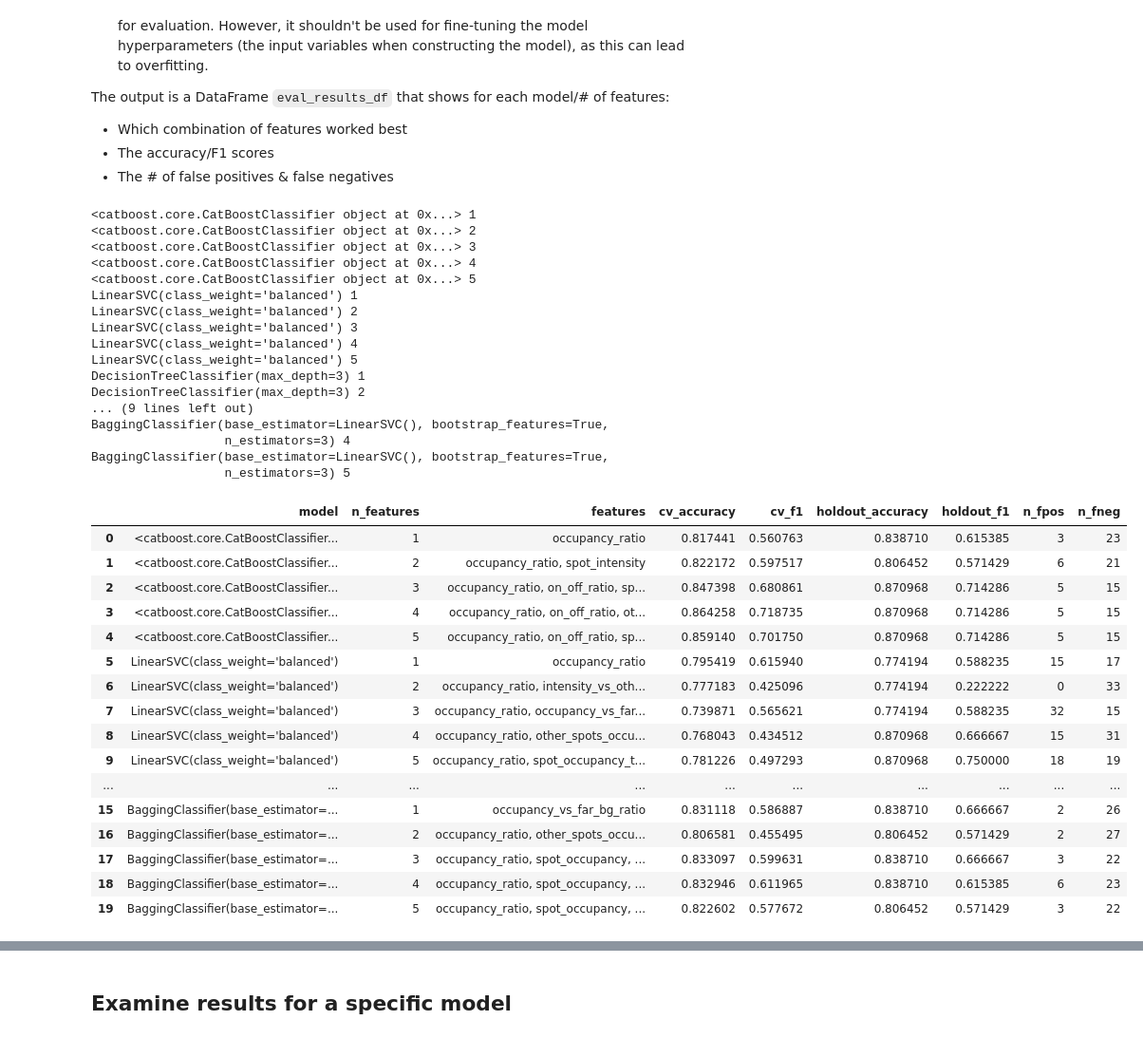
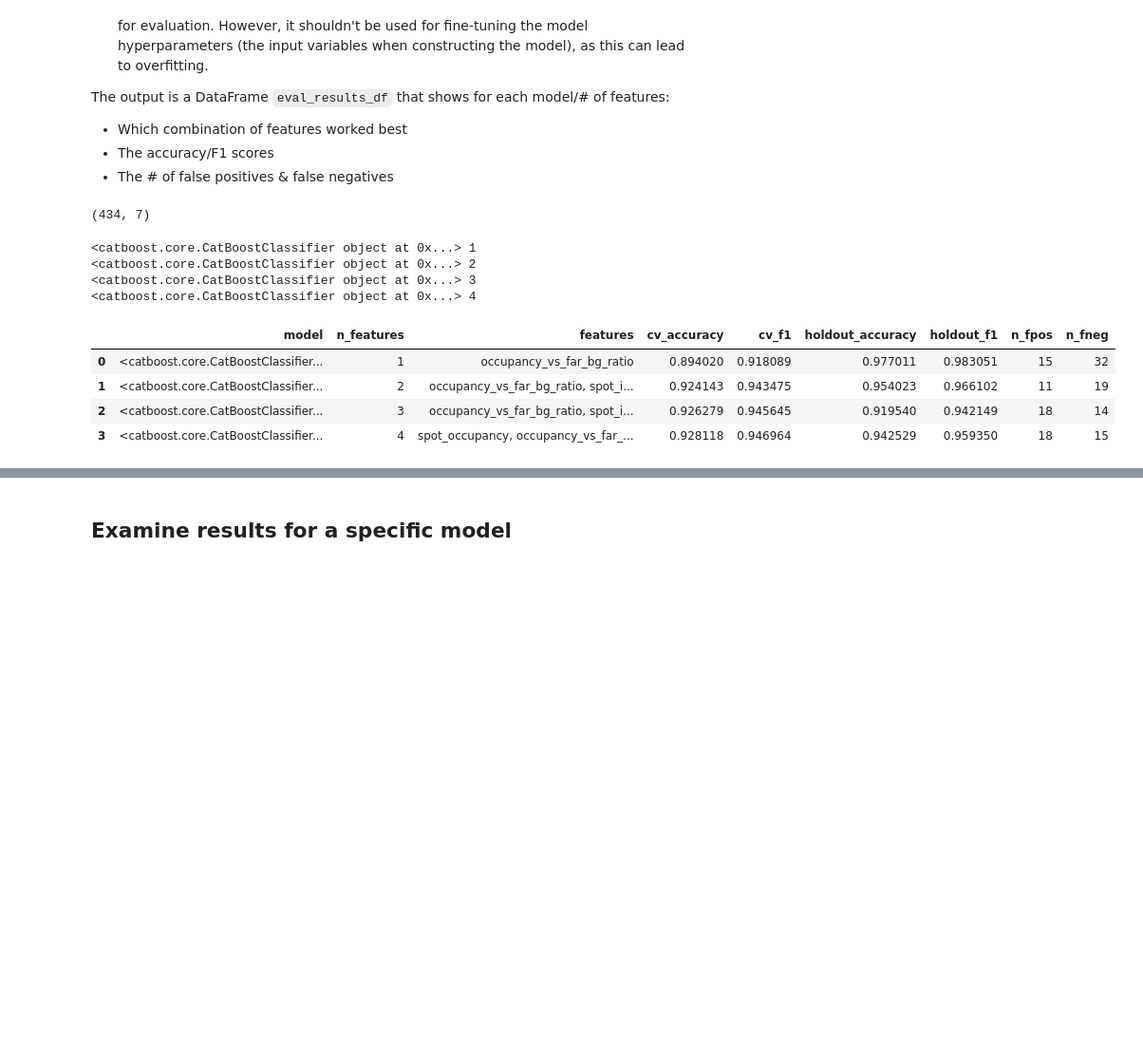
Before and after one commit to saharuka/metabolite_detectability, a Jupyter notebook: spotting/analysis/20_matrices/train_model.ipynb, the cells around one changed output, grey strips where cells are left out. Shown: that part at 95% size. Drawn from its saved outputs; the diff is of its cells as text; code cells hidden in the pictures; blank space fills up the shorter version.

Commit message:
Fix a bug in catboost model code

```diff
--- a/spotting/analysis/20_matrices/train_model.ipynb
+++ b/spotting/analysis/20_matrices/train_model.ipynb
@@ -197,7 +197,7 @@ grids = {
 labeled_anns = []
 for i in p_labelled_set.rglob("*Quality_Labels.csv"):
     data = pd.read_csv(i)
-    data = data.loc[:, ['dataset_id', 'formula', 'adduct', 'neutral_loss', 'score']]
+    data = data.loc[:, ['dataset_id', 'formula', 'adduct', 'neutral_loss', 'score', 'well']]
     data.neutral_loss.fillna('', inplace=True)
     labeled_anns.append(data)
 
@@ -226,13 +226,19 @@ merged_df = (
     images_df
     # Add `how=left` when merging with wellmap to include non-spotted formulas
     .merge(wellmap[['well', 'formula', 'name_short']], on=['formula'])
-    .merge(labeled_anns_df, on=['dataset_id', 'formula', 'adduct', 'neutral_loss'], how='left')
-    .merge(manual_labels_df, on='filename', how='left')
+    .merge(labeled_anns_df, on=['dataset_id', 'formula', 'adduct', 'neutral_loss', 'well'], how='left')
 ).reset_index()
 
+
+merged_df['filename'] = [f'{row.dataset_id}_{row.formula}_{row.adduct}_{row.neutral_loss}_{row.well}.png' for row in merged_df.itertuples()]
+merged_df = merged_df.merge(manual_labels_df, on='filename', how='left')
+
 # Merge the "manual_score" column into "score"
-merged_df['score'] = np.where(merged_df.score.isna(), merged_df.manual_score, merged_df.score)
+merged_df['score'] = merged_df.manual_score.fillna(merged_df.score) # manual labels overwrite csv labels
 del merged_df['manual_score']
+
+merged_df['row_id'] = [f'{row.dataset_id}_{row.formula}_{row.adduct}_{row.neutral_loss}_{row.well}' for row in merged_df.itertuples()]  # You may want to customize this and add any other fields you feel are necessary to uniquely identify a scored image+well
+merged_df = merged_df.set_index('row_id')
 # %% [markdown]
 ## Calculate metrics (or load pre-calculated)
 # %%
@@ -307,5 +314,11 @@ metrics_df.head()
 # %%
 # Or import pre-calculated metrics
-metrics_df = pd.read_csv(p_metrics)
-metrics_df['score'] = merged_df.score
-metrics_df.head()
+metrics_df = pd.read_csv(p_metrics, index_col=0)
+# %%
+metrics_df = metrics_df.merge(merged_df[['score']], left_index=True, right_index=True, how='left')
+
+metrics_df.drop(columns = ['occupancy_ratio', 'on_off_ratio',
+       'other_spots_occupancy', 'bg_occupancy', 'far_bg_occupancy',
+        'in_n_spots', 'intensity_vs_other_spots_ratio', 'spot_intensity'
+       ], inplace=True)
+metrics_df.head()
@@ -338,15 +359,19 @@ X = input_df.drop(columns=['score'])
 y = input_df.score.astype('i').values
 
 X_train, X_test, y_train, y_test = train_test_split(X, y, test_size=0.2, stratify=y)
+# %%
+input_df.shape
+# %% [output]
+(434, 7)
 # %%
 # Models to try
 models_to_eval = [
     CatBoostClassifier(verbose=False),
-    LinearSVC(class_weight='balanced'),
-    DecisionTreeClassifier(max_depth=3),
-    BaggingClassifier(LinearSVC(), n_estimators=3, bootstrap_features=True),
+#     LinearSVC(class_weight='balanced'),
+#     DecisionTreeClassifier(max_depth=3),
+#     BaggingClassifier(LinearSVC(), n_estimators=3, bootstrap_features=True),
 ]
-max_features_to_consider = 5
+max_features_to_consider = 4
 
 eval_results = []
 
@@ -371,62 +396,37 @@ for model in models_to_eval:
         # Evaluate using hold-out validation
         trained_subset_model = clone(model).fit(X_train[best_features].values, y_train)
         holdout_accuracy = trained_subset_model.score(X_test[best_features].values, y_test)
         holdout_f1 = f1_score(y_test, trained_subset_model.predict(X_test[best_features].values))
 
         eval_results.append({
             'model': model_name,
             'n_features': n_features,
             'features': ', '.join(best_features),
             'cv_accuracy': cv_accuracy,
             'cv_f1': cv_f1,
             'holdout_accuracy': holdout_accuracy,
             'holdout_f1': holdout_f1,
             'n_fpos': len(fpos_idxs),
             'n_fneg': len(fneg_idxs),
             # Uncomment to include the idxs of false positives/negatives to see which
             # inputs are repeatedly mispredicted regardless of the model
             # 'fpos_idxs': fpos_idxs,
             # 'fneg_idxs': fneg_idxs,
         })
 
 eval_results_df = pd.DataFrame(eval_results)
 
 eval_results_df
 # %% [output]
 <catboost.core.CatBoostClassifier object at 0x...> 1
 <catboost.core.CatBoostClassifier object at 0x...> 2
 <catboost.core.CatBoostClassifier object at 0x...> 3
 <catboost.core.CatBoostClassifier object at 0x...> 4
-<catboost.core.CatBoostClassifier object at 0x...> 5
-LinearSVC(class_weight='balanced') 1
-LinearSVC(class_weight='balanced') 2
-LinearSVC(class_weight='balanced') 3
-LinearSVC(class_weight='balanced') 4
-LinearSVC(class_weight='balanced') 5
-DecisionTreeClassifier(max_depth=3) 1
-DecisionTreeClassifier(max_depth=3) 2
-... (9 lines left out)
-BaggingClassifier(base_estimator=LinearSVC(), bootstrap_features=True,
-                  n_estimators=3) 4
-BaggingClassifier(base_estimator=LinearSVC(), bootstrap_features=True,
-                  n_estimators=3) 5
 |  | model | n_features | features | cv_accuracy | cv_f1 | holdout_accuracy | holdout_f1 | n_fpos | n_fneg |
-| 0 | <catboost.core.CatBoostClassifier... | 1 | occupancy_ratio | 0.817441 | 0.560763 | 0.838710 | 0.615385 | 3 | 23 |
-| 1 | <catboost.core.CatBoostClassifier... | 2 | occupancy_ratio, spot_intensity | 0.822172 | 0.597517 | 0.806452 | 0.571429 | 6 | 21 |
-| 2 | <catboost.core.CatBoostClassifier... | 3 | occupancy_ratio, on_off_ratio, sp... | 0.847398 | 0.680861 | 0.870968 | 0.714286 | 5 | 15 |
-| 3 | <catboost.core.CatBoostClassifier... | 4 | occupancy_ratio, on_off_ratio, ot... | 0.864258 | 0.718735 | 0.870968 | 0.714286 | 5 | 15 |
-| 4 | <catboost.core.CatBoostClassifier... | 5 | occupancy_ratio, on_off_ratio, sp... | 0.859140 | 0.701750 | 0.870968 | 0.714286 | 5 | 15 |
-| 5 | LinearSVC(class_weight='balanced') | 1 | occupancy_ratio | 0.795419 | 0.615940 | 0.774194 | 0.588235 | 15 | 17 |
-| 6 | LinearSVC(class_weight='balanced') | 2 | occupancy_ratio, intensity_vs_oth... | 0.777183 | 0.425096 | 0.774194 | 0.222222 | 0 | 33 |
-| 7 | LinearSVC(class_weight='balanced') | 3 | occupancy_ratio, occupancy_vs_far... | 0.739871 | 0.565621 | 0.774194 | 0.588235 | 32 | 15 |
-| 8 | LinearSVC(class_weight='balanced') | 4 | occupancy_ratio, other_spots_occu... | 0.768043 | 0.434512 | 0.870968 | 0.666667 | 15 | 31 |
-| 9 | LinearSVC(class_weight='balanced') | 5 | occupancy_ratio, spot_occupancy_t... | 0.781226 | 0.497293 | 0.870968 | 0.750000 | 18 | 19 |
-| ... | ... | ... | ... | ... | ... | ... | ... | ... | ... |
-| 15 | BaggingClassifier(base_estimator=... | 1 | occupancy_vs_far_bg_ratio | 0.831118 | 0.586887 | 0.838710 | 0.666667 | 2 | 26 |
-| 16 | BaggingClassifier(base_estimator=... | 2 | occupancy_ratio, other_spots_occu... | 0.806581 | 0.455495 | 0.806452 | 0.571429 | 2 | 27 |
-| 17 | BaggingClassifier(base_estimator=... | 3 | occupancy_ratio, spot_occupancy, ... | 0.833097 | 0.599631 | 0.838710 | 0.666667 | 3 | 22 |
-| 18 | BaggingClassifier(base_estimator=... | 4 | occupancy_ratio, spot_occupancy, ... | 0.832946 | 0.611965 | 0.838710 | 0.615385 | 6 | 23 |
-| 19 | BaggingClassifier(base_estimator=... | 5 | occupancy_ratio, spot_occupancy, ... | 0.822602 | 0.577672 | 0.806452 | 0.571429 | 3 | 22 |
+| 0 | <catboost.core.CatBoostClassifier... | 1 | occupancy_vs_far_bg_ratio | 0.894020 | 0.918089 | 0.977011 | 0.983051 | 15 | 32 |
+| 1 | <catboost.core.CatBoostClassifier... | 2 | occupancy_vs_far_bg_ratio, spot_i... | 0.924143 | 0.943475 | 0.954023 | 0.966102 | 11 | 19 |
+| 2 | <catboost.core.CatBoostClassifier... | 3 | occupancy_vs_far_bg_ratio, spot_i... | 0.926279 | 0.945645 | 0.919540 | 0.942149 | 18 | 14 |
+| 3 | <catboost.core.CatBoostClassifier... | 4 | spot_occupancy, occupancy_vs_far_... | 0.928118 | 0.946964 | 0.942529 | 0.959350 | 18 | 15 |
 # %%
 # Show behavior of accuracy as number of features increases
 sns.lineplot(data=eval_results_df, x='n_features', y='cv_accuracy', hue='model')
```
Also changed, not shown: parts of 8 cells of this notebook, 51 other files.
